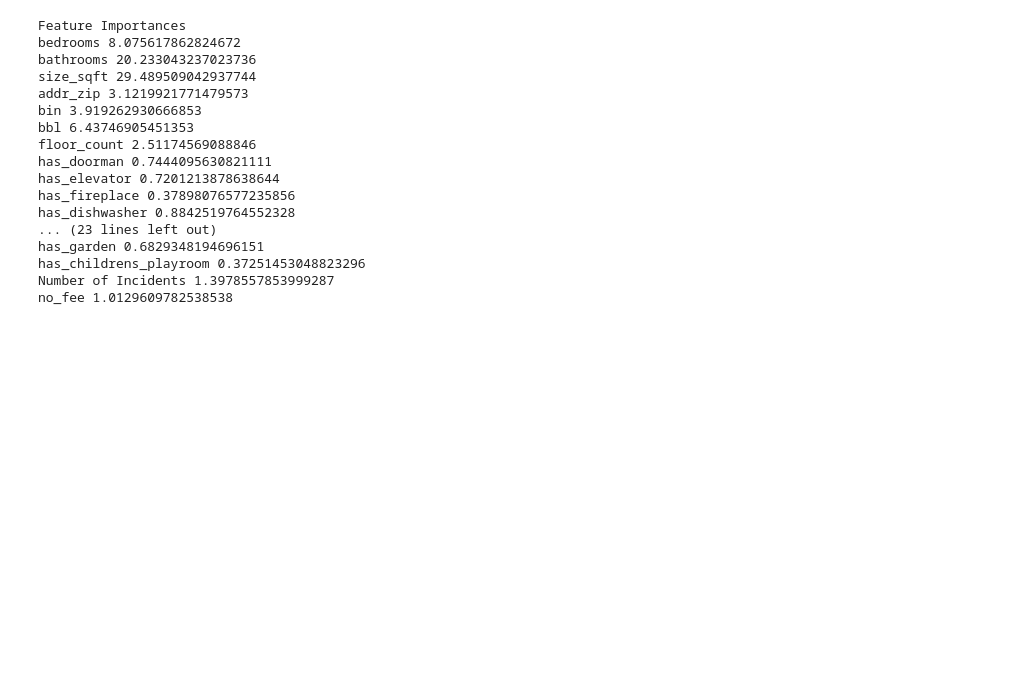
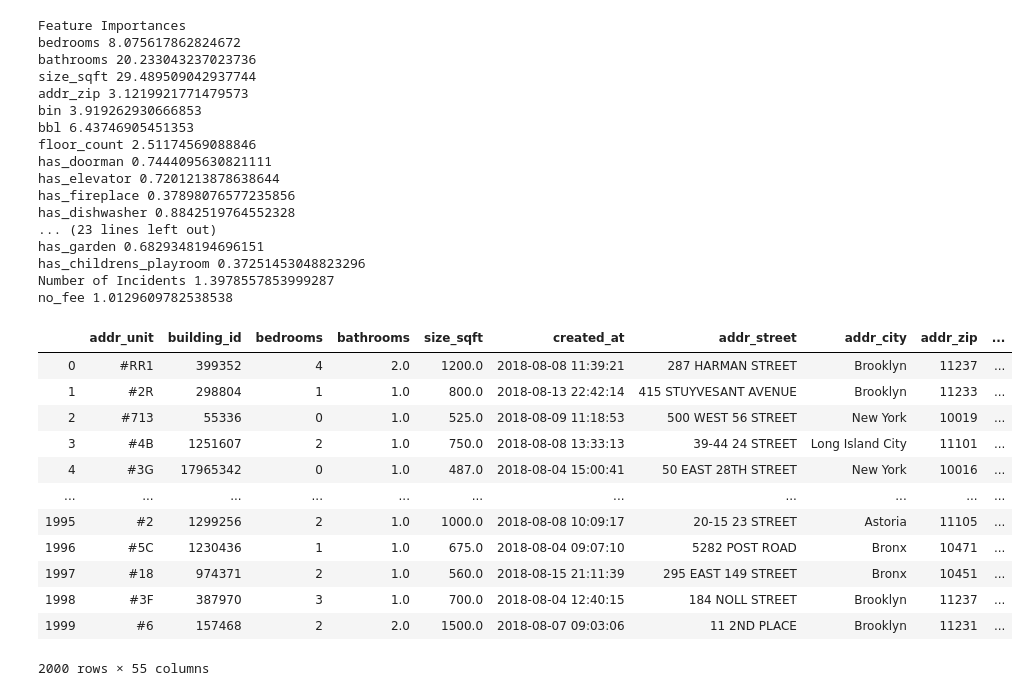
Before and after one commit to CSC599-70-GIN/RentPrediction, a Jupyter notebook: main.ipynb, the cells around one changed output. Saved outputs shown, nothing was run; the diff lists cells and outputs as text; code cells hidden in the pictures; blank space fills up the shorter version.

```diff
--- a/main.ipynb
+++ b/main.ipynb
@@ -501,6 +505,10 @@ print(optimized_rf.score(train_features, train_target))
 # Create submission file for test2.csv (Commented out so the .csv doesn't get overwritten)
 #submit1_df['predictions'] = optimized_rf.predict(submit1_features)
 #submit1_df['predictions'].to_csv('test2_submission.csv', header=True)
+
+
+submit2_df['predictions'] = optimized_rf.predict(submit2_features)
+submit2_df['predictions'].to_csv('optimized_rf_results.csv', header = True)
 # %%
 # Checking feature importance for optimized random forest
 getImportances(optimized_rf)
@@ -522,3 +530,19 @@ has_garden 0.6829348194696151
 has_childrens_playroom 0.37251453048823296
 Number of Incidents 1.3978557853999287
 no_fee 1.0129609782538538
+# %%
+submit2_df
+# %% [output]
+|  | addr_unit | building_id | bedrooms | bathrooms | size_sqft | created_at | addr_street | addr_city | addr_zip | ... |
+| 0 | #RR1 | 399352 | 4 | 2.0 | 1200.0 | 2018-08-08 11:39:21 | 287 HARMAN STREET | Brooklyn | 11237 | ... |
+| 1 | #2R | 298804 | 1 | 1.0 | 800.0 | 2018-08-13 22:42:14 | 415 STUYVESANT AVENUE | Brooklyn | 11233 | ... |
+| 2 | #713 | 55336 | 0 | 1.0 | 525.0 | 2018-08-09 11:18:53 | 500 WEST 56 STREET | New York | 10019 | ... |
+| 3 | #4B | 1251607 | 2 | 1.0 | 750.0 | 2018-08-08 13:33:13 | 39-44 24 STREET | Long Island City | 11101 | ... |
+| 4 | #3G | 17965342 | 0 | 1.0 | 487.0 | 2018-08-04 15:00:41 | 50 EAST 28TH STREET | New York | 10016 | ... |
+| ... | ... | ... | ... | ... | ... | ... | ... | ... | ... | ... |
+| 1995 | #2 | 1299256 | 2 | 1.0 | 1000.0 | 2018-08-08 10:09:17 | 20-15 23 STREET | Astoria | 11105 | ... |
+| 1996 | #5C | 1230436 | 1 | 1.0 | 675.0 | 2018-08-04 09:07:10 | 5282 POST ROAD | Bronx | 10471 | ... |
+| 1997 | #18 | 974371 | 2 | 1.0 | 560.0 | 2018-08-15 21:11:39 | 295 EAST 149 STREET | Bronx | 10451 | ... |
+| 1998 | #3F | 387970 | 3 | 1.0 | 700.0 | 2018-08-04 12:40:15 | 184 NOLL STREET | Brooklyn | 11237 | ... |
+| 1999 | #6 | 157468 | 2 | 2.0 | 1500.0 | 2018-08-07 09:03:06 | 11 2ND PLACE | Brooklyn | 11231 | ... |
+2000 rows × 55 columns
```
Also changed, not shown: parts of 4 cells of this notebook, 1 other file.
